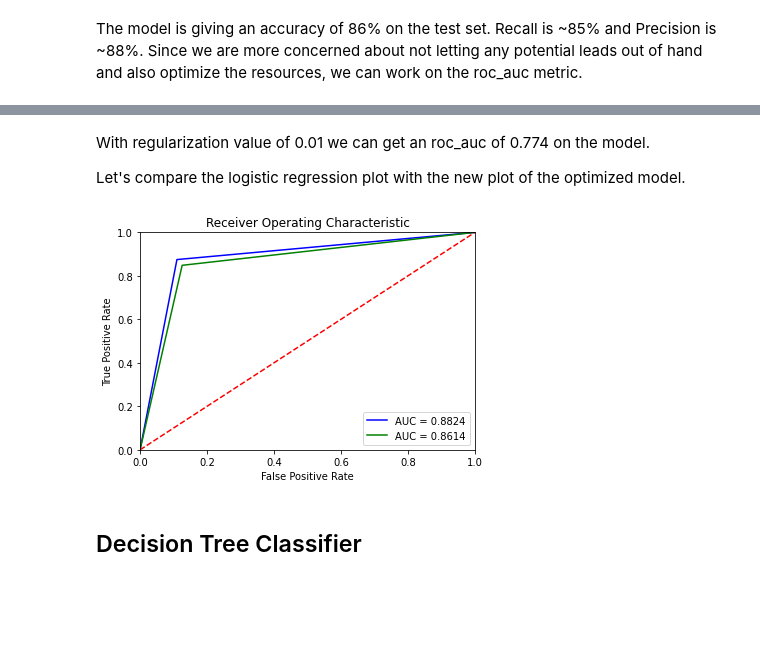
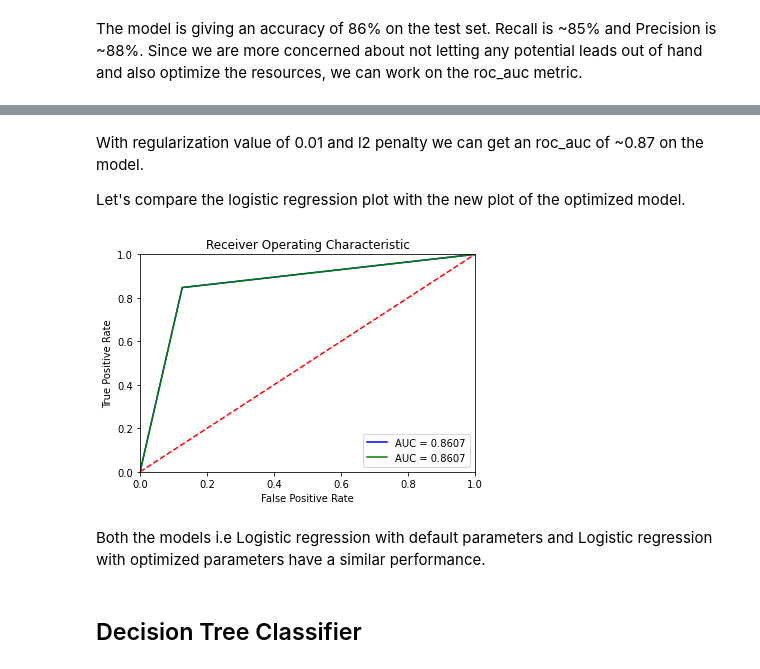
Before and after one commit to poojithabhat/Insurance-Cross-Sales-classification-Capstone, a Jupyter notebook: Modeling.ipynb, the cells around one changed output, grey strips where cells are left out. Drawn from its saved outputs; the diff is of its cells as text; code cells hidden in the pictures; blank space fills up the shorter version.

```diff
--- a/Modeling.ipynb
+++ b/Modeling.ipynb
@@ -128,24 +179,28 @@ print(model_logreg.best_params_,model_logreg.best_score_)
 # %% [markdown]
-With regularization value of 0.01 we can get an roc_auc of 0.774 on the model.
+With regularization value of 0.01 and l2 penalty we can get an roc_auc of ~0.87 on the model.
 
 Let's compare the logistic regression plot with the new plot of the optimized model.
 # %%
-logreg =LogisticRegression(C=0.01)
+import matplotlib
+from matplotlib import pyplot as plt
+logreg =LogisticRegression(C=0.01, penalty ='l2')
 best_logreg_model = logreg.fit(X_train, y_train)
 fpr_logreg_best,tpr_logreg_best,threshold_logreg_best = roc_curve(best_logreg_model.predict(X_test),y_test)
 roc_auc_logreg_best = auc(fpr_logreg_best,tpr_logreg_best)
 plt.title('Receiver Operating Characteristic')
 plt.plot(fpr_logreg_best,tpr_logreg_best, 'b',label = 'AUC = %0.4f' % roc_auc_logreg_best)
 plt.plot(fpr_logreg,tpr_logreg, 'g',label = 'AUC = %0.4f' % roc_auc_logreg)
 plt.legend(loc = 'lower right')
 plt.plot([0, 1], [0, 1],'r--')
 plt.xlim([0, 1])
 plt.ylim([0, 1])
 plt.ylabel('True Positive Rate')
 plt.xlabel('False Positive Rate')
 plt.show()
 # %% [output]
-[figure, old version]
+[figure, new version]
+# %% [markdown]
+Both the models i.e Logistic regression with default parameters and Logistic regression with optimized parameters have a similar performance.
 # %% [markdown]
 ## Decision Tree Classifier
 # %%
```
Also changed, not shown: parts of 47 cells of this notebook.
